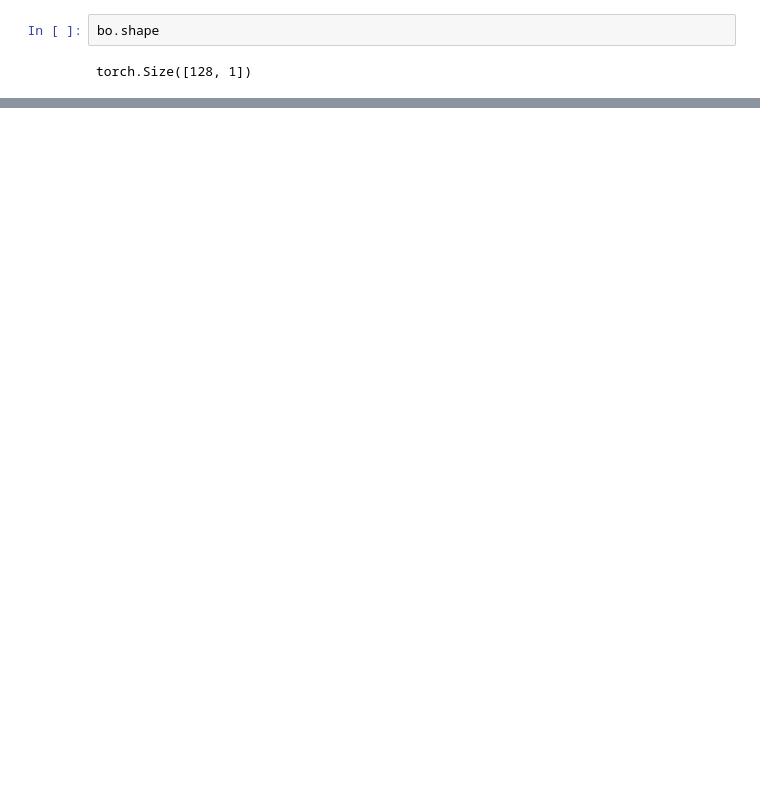
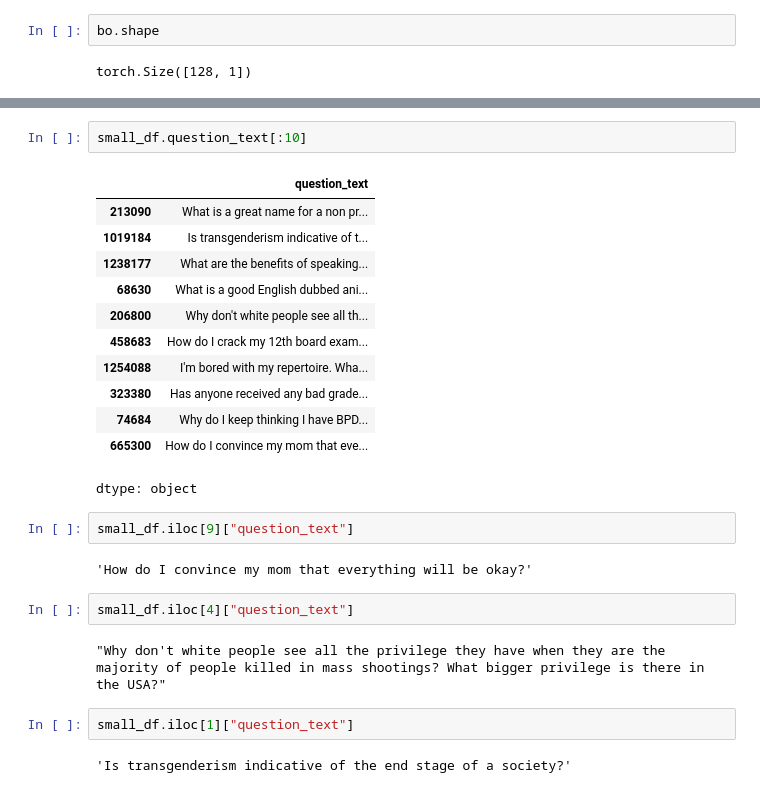
Before and after one commit to thugge254/Neural-Networks-and-Deep-Learning-with-PyTorch, a Jupyter notebook: Neural_Networks_and_Deep_Learning.ipynb, the cells around one changed output, grey strips where cells are left out. Cells and saved outputs as stored; diff of their text form; blank space fills up the shorter version.

```diff
--- a/Neural_Networks_and_Deep_Learning.ipynb
+++ b/Neural_Networks_and_Deep_Learning.ipynb
@@ -631,0 +848,27 @@ torch.Size([128, 1])
+# %%
+small_df.question_text[:10]
+# %% [output]
+|  | question_text |
+| 213090 | What is a great name for a non pr... |
+| 1019184 | Is transgenderism indicative of t... |
+| 1238177 | What are the benefits of speaking... |
+| 68630 | What is a good English dubbed ani... |
+| 206800 | Why don't white people see all th... |
+| 458683 | How do I crack my 12th board exam... |
+| 1254088 | I'm bored with my repertoire. Wha... |
+| 323380 | Has anyone received any bad grade... |
+| 74684 | Why do I keep thinking I have BPD... |
+| 665300 | How do I convince my mom that eve... |
+dtype: object
+# %%
+small_df.iloc[9]["question_text"]
+# %% [output]
+'How do I convince my mom that everything will be okay?'
+# %%
+small_df.iloc[4]["question_text"]
+# %% [output]
+"Why don't white people see all the privilege they have when they are the majority of people killed in mass shootings? What bigger privilege is there in the USA?"
+# %%
+small_df.iloc[1]["question_text"]
+# %% [output]
+'Is transgenderism indicative of the end stage of a society?'
```
Also changed, not shown: parts of 48 cells of this notebook.
